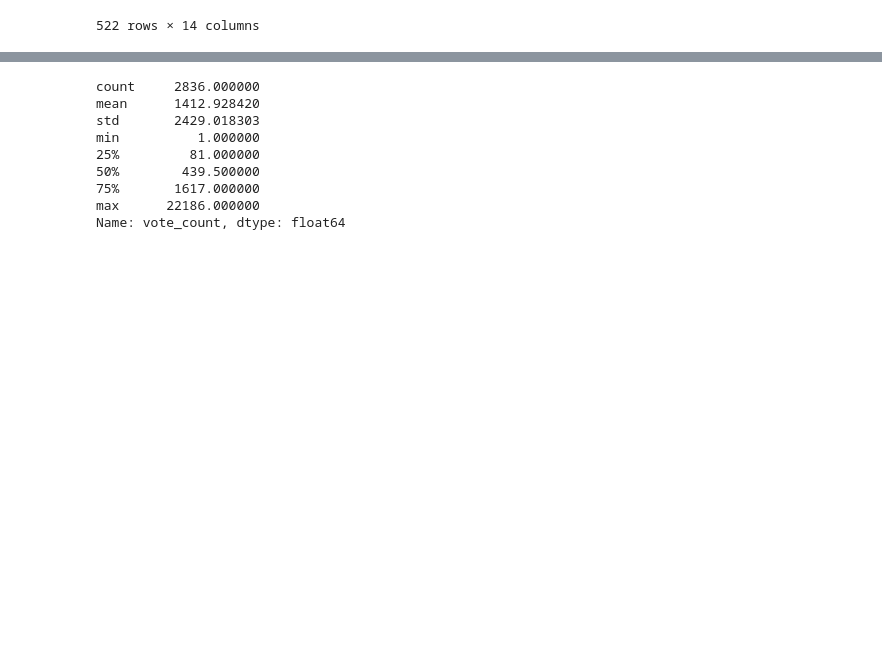
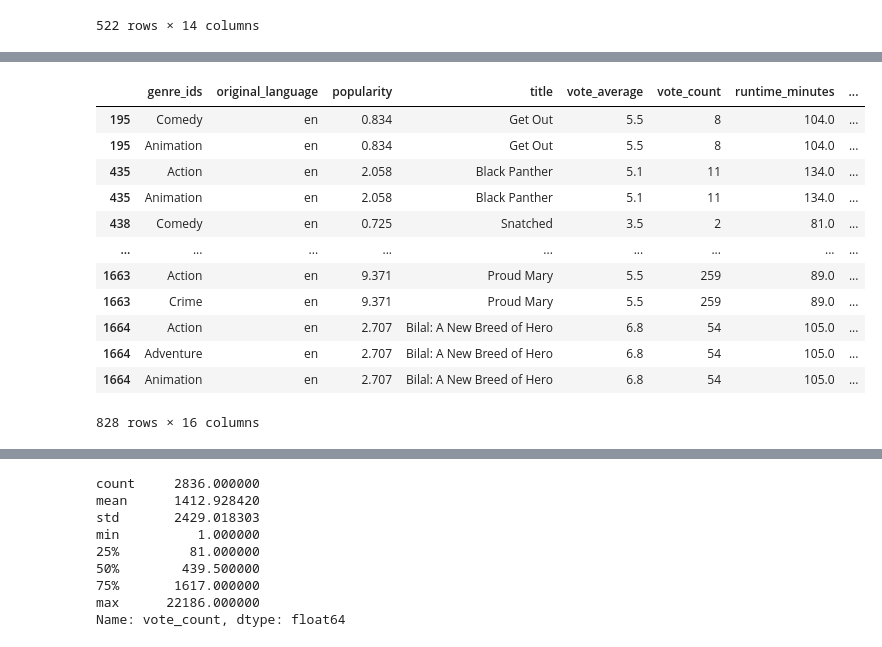
Before and after one commit to ElyLin/MovieAnalysisProject, a Jupyter notebook: Draft_2.ipynb, the cells around one changed output, grey strips where cells are left out. Cells and saved outputs as stored; diff of their text form; code cells hidden in the pictures; blank space fills up the shorter version.

```diff
--- a/Draft_2.ipynb
+++ b/Draft_2.ipynb
@@ -182,0 +224,16 @@ less_columns.groupby(['studio'], sort = True).mean()
+# %%
+new_df.explode('genre_ids')
+# %% [output]
+|  | genre_ids | original_language | popularity | title | vote_average | vote_count | runtime_minutes | ... |
+| 195 | Comedy | en | 0.834 | Get Out | 5.5 | 8 | 104.0 | ... |
+| 195 | Animation | en | 0.834 | Get Out | 5.5 | 8 | 104.0 | ... |
+| 435 | Action | en | 2.058 | Black Panther | 5.1 | 11 | 134.0 | ... |
+| 435 | Animation | en | 2.058 | Black Panther | 5.1 | 11 | 134.0 | ... |
+| 438 | Comedy | en | 0.725 | Snatched | 3.5 | 2 | 81.0 | ... |
+| ... | ... | ... | ... | ... | ... | ... | ... | ... |
+| 1663 | Action | en | 9.371 | Proud Mary | 5.5 | 259 | 89.0 | ... |
+| 1663 | Crime | en | 9.371 | Proud Mary | 5.5 | 259 | 89.0 | ... |
+| 1664 | Action | en | 2.707 | Bilal: A New Breed of Hero | 6.8 | 54 | 105.0 | ... |
+| 1664 | Adventure | en | 2.707 | Bilal: A New Breed of Hero | 6.8 | 54 | 105.0 | ... |
+| 1664 | Animation | en | 2.707 | Bilal: A New Breed of Hero | 6.8 | 54 | 105.0 | ... |
+828 rows × 16 columns
```
Also changed, not shown: parts of 10 cells of this notebook.
